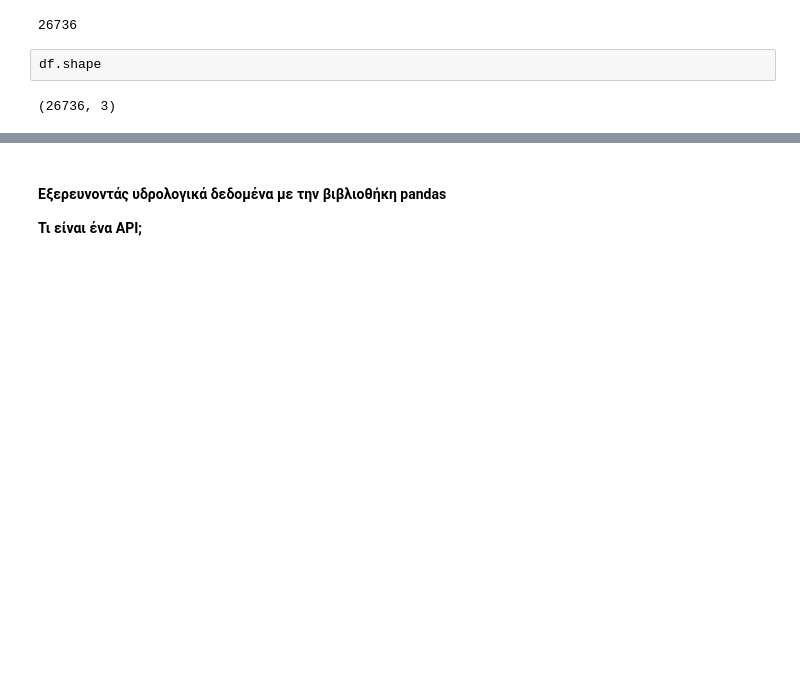
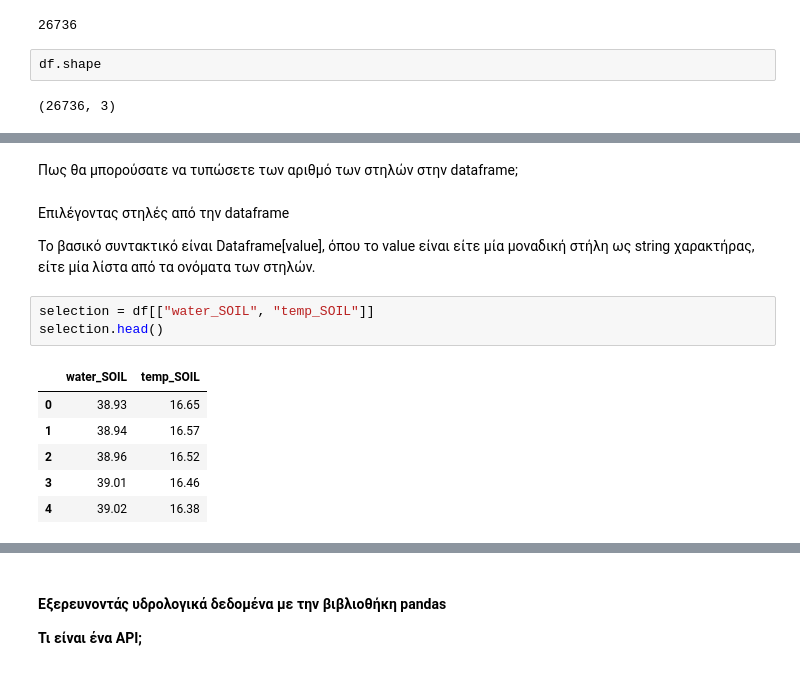
Before and after one commit to efthymios19/MIRC_EcosystemApproach_MountainousRegion, a Jupyter notebook: Notebooks/Εισαγωγή_στην_Python.ipynb, the cells around one changed output, grey strips where cells are left out. Saved outputs shown, nothing was run; the diff lists cells and outputs as text; blank space fills up the shorter version.

```diff
--- a/Notebooks/Εισαγωγή_στην_Python.ipynb
+++ b/Notebooks/Εισαγωγή_στην_Python.ipynb
@@ -493,0 +514,16 @@ df.shape
+# %% [markdown]
+Πως θα μπορούσατε να τυπώσετε των αριθμό των στηλών στην dataframe;
+# %% [markdown]
+Επιλέγοντας στηλές από την dataframe
+
+Το βασικό συντακτικό είναι Dataframe[value], όπου το value είναι είτε μία μοναδική στήλη ως string χαρακτήρας, είτε μία λίστα από τα ονόματα των στηλών.
+# %%
+selection = df[["water_SOIL", "temp_SOIL"]]
+selection.head()
+# %% [output]
+|  | water_SOIL | temp_SOIL |
+| 0 | 38.93 | 16.65 |
+| 1 | 38.94 | 16.57 |
+| 2 | 38.96 | 16.52 |
+| 3 | 39.01 | 16.46 |
+| 4 | 39.02 | 16.38 |
```
Also changed, not shown: parts of 13 cells of this notebook.
